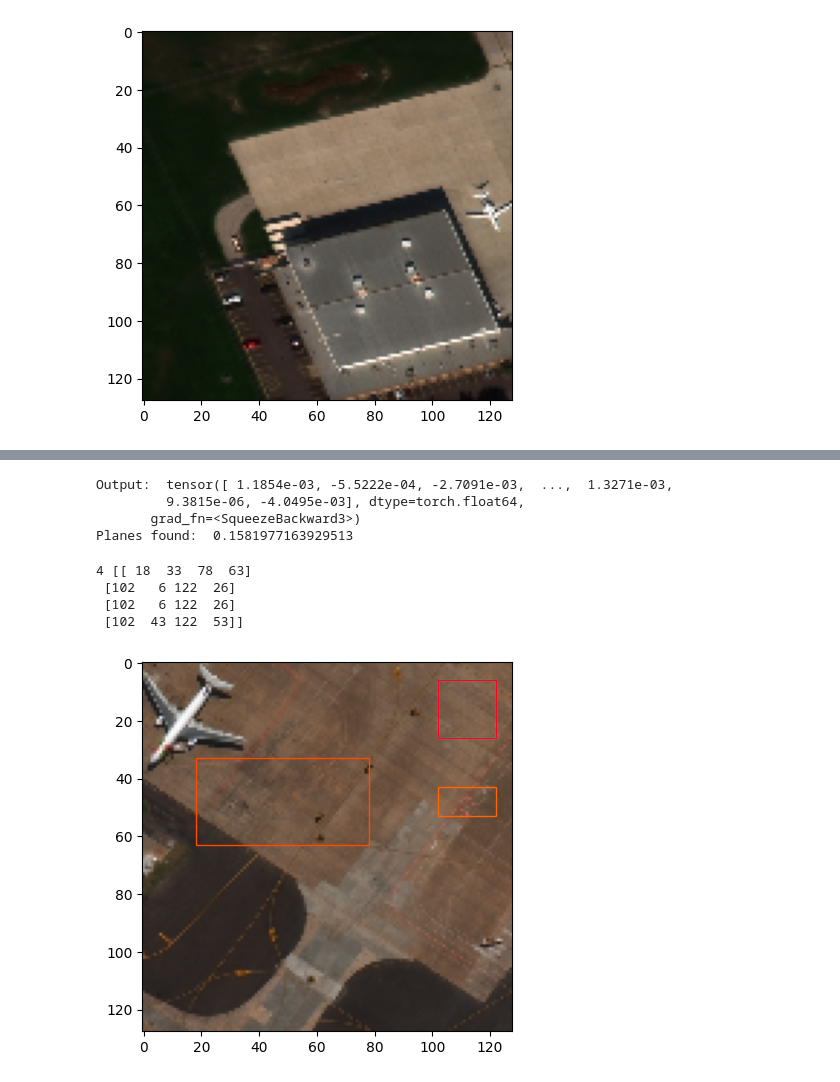
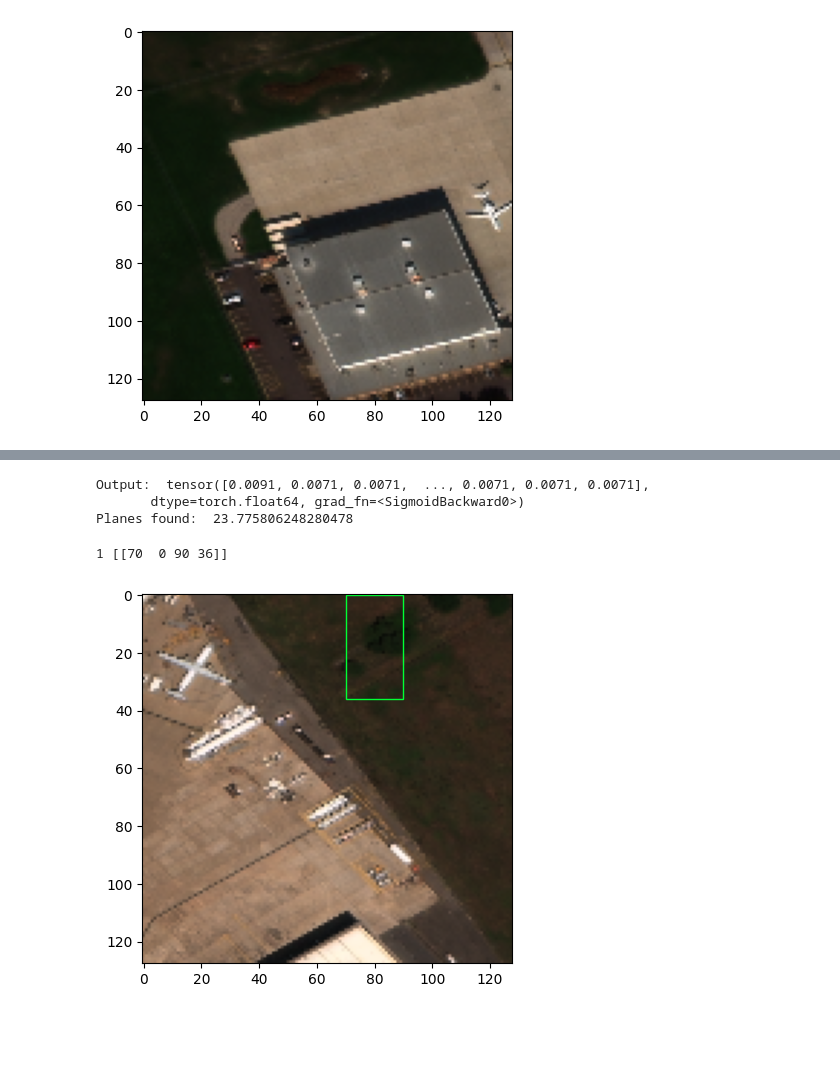
Before and after one commit to arturfabricio/aircraft-detection, a Jupyter notebook: src/inference.ipynb, the cells around one changed output, grey strips where cells are left out. Saved outputs shown, nothing was run; the diff lists cells and outputs as text; code cells hidden in the pictures; blank space fills up the shorter version.

```diff
--- a/src/inference.ipynb
+++ b/src/inference.ipynb
@@ -36,8 +36,8 @@ def display_bbox_target_vector(img,target,np_bboxs):
 #Loading the model
 
 dir_root = os.path.abspath('')
-model_dir = Path(dir_root, '../data/model/1670245344.134986.pth') # replace here the name of the model you want to use
+model_dir = Path(dir_root, '../data/model/2022-12-05 18_40_18/model/epoch_19.pth') # replace here the name of the model you want to use
 # %%
-bboxs = bbox_utils.generate(4, 130//4, 10, (new_size, new_size))
+bboxs = bbox_utils.generate(1, 130//4, 10, (new_size, new_size))
 print(len(bboxs))
 # %% [output]
@@ -79,32 +79,3 @@ plt.imshow(annot_train['image'][78])
 plt.show()
 # %% [output]
 [figure]
-# %%
-class AircraftModel(nn.Module):
-    def __init__(self):
-        super(AircraftModel, self).__init__()
-        self.conv = nn.Sequential(
-            Conv2d(3, 192, kernel_size=7, stride=2),
-            nn.LeakyReLU(0.1),
-            MaxPool2d(2, 2),
-            Conv2d(192, 256, 3, 1),
-            nn.LeakyReLU(0.1),
-            MaxPool2d(2, 2),
-            Conv2d(256, 512, 1, 1),
-            nn.LeakyReLU(0.1),
-            nn.Flatten(start_dim=1),
-            nn.Dropout(0.5)
-        )
-
-        self.connected = nn.Sequential(
-            # nn.LazyLinear(out_features=64),
-            nn.Linear(in_features=100352, out_features=64, bias=True),
-            nn.ReLU(),
-            nn.Linear(64, out_features=len(bboxs), bias=False)
-        )
-
-    def forward(self, x):
-        x = self.conv(x)
-        x = torch.flatten(x, 0) #had to add this otherwise we get an error related to shapes - it shouldn't alter the result
-        x = self.connected(x)
-        return x
@@ -147,7 +189,7 @@ AircraftModel(
   )
 )
 # %%
-image_index = 1
+image_index = 89
 
 input_init = torch.from_numpy(annot_train['image'][image_index])
 input = torch.permute(input_init,(2,1,0))
@@ -155,32 +197,28 @@ output = model(input)
 print("Output: ",output)
 print("Planes found: ",sum(output.detach().numpy())) #when the model outputs proper 1's and 0'2 this should make more sense
 # %% [output]
-Output:  tensor([ 1.1854e-03, -5.5222e-04, -2.7091e-03,  ...,  1.3271e-03,
-         9.3815e-06, -4.0495e-03], dtype=torch.float64,
-       grad_fn=<SqueezeBackward3>)
-Planes found:  0.1581977163929513
+Output:  tensor([0.0091, 0.0071, 0.0071,  ..., 0.0071, 0.0071, 0.0071],
+       dtype=torch.float64, grad_fn=<SigmoidBackward0>)
+Planes found:  23.775806248280478
 # %%
 # Confidence equal to, or higher gets shown
-THRESHHOLD = 0.005
+THRESHHOLD = 0.04
 
 def display_bbox_target_vector(img,target,np_bboxs):
     to_draw = np_bboxs[target >= THRESHHOLD]
     print(len(to_draw), to_draw)
 
     fig, ax = plt.subplots()
     ax.imshow(img)
     for bbox in to_draw:
         rect = patches.Rectangle((bbox[0], bbox[1]), bbox[2]-bbox[0],
                                 bbox[3]-bbox[1], linewidth=1, edgecolor=bbox_utils.get_random_color(), facecolor='none')
         ax.add_patch(rect)
     plt.show()
 
 
 np_bboxs = np.asarray(list(map(lambda BBOX: [BBOX.arr[0], BBOX.arr[1], BBOX.arr[2], BBOX.arr[3]], bboxs)))
 display_bbox_target_vector(annot_train['image'][image_index],output.detach().numpy(),np_bboxs)
 # %% [output]
-4 [[ 18  33  78  63]
- [102   6 122  26]
- [102   6 122  26]
- [102  43 122  53]]
+1 [[70  0 90 36]]
-[figure, old version]
+[figure, new version]
```
Also changed, not shown: parts of 3 cells of this notebook, 2 other files.
